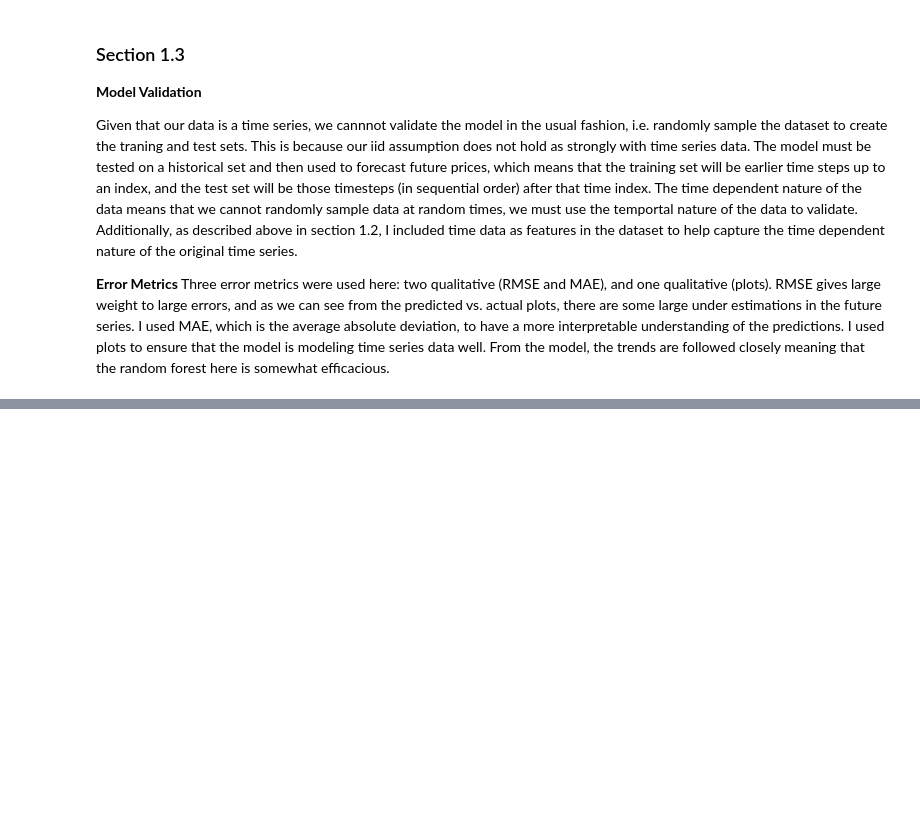
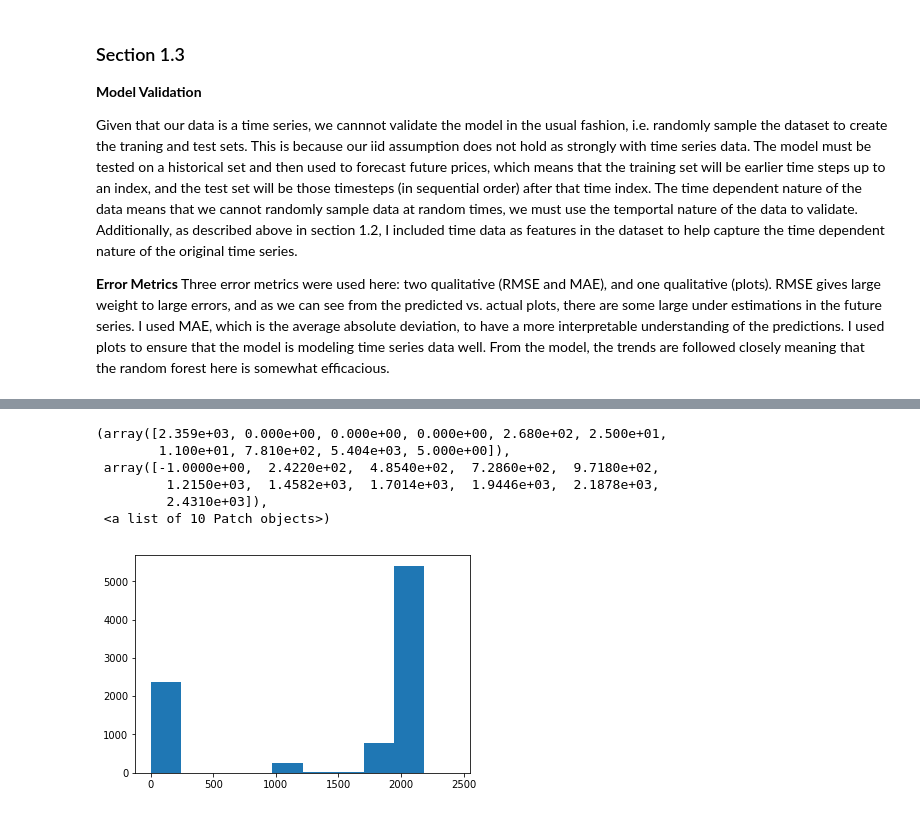
Before and after one commit to adriangreen/arthena, a Jupyter notebook: ArthenaInterviewTask.ipynb, the cells around one changed output, grey strips where cells are left out. Saved outputs shown, nothing was run; the diff lists cells and outputs as text; code cells hidden in the pictures; blank space fills up the shorter version.

```diff
--- a/ArthenaInterviewTask.ipynb
+++ b/ArthenaInterviewTask.ipynb
@@ -381,0 +483,11 @@ Three error metrics were used here:  two qualitative (RMSE and MAE), and one qua
+# %%
+# examining date of execution, as this variable might provide useful modeling info, and seems to have some strange values
+plt.hist(artist_df['date_of_execution'])
+# %% [output]
+(array([2.359e+03, 0.000e+00, 0.000e+00, 0.000e+00, 2.680e+02, 2.500e+01,
+        1.100e+01, 7.810e+02, 5.404e+03, 5.000e+00]),
+ array([-1.0000e+00,  2.4220e+02,  4.8540e+02,  7.2860e+02,  9.7180e+02,
+         1.2150e+03,  1.4582e+03,  1.7014e+03,  1.9446e+03,  2.1878e+03,
+         2.4310e+03]),
+ <a list of 10 Patch objects>)
+[figure, added]
```
Also changed, not shown: parts of 31 cells of this notebook.
